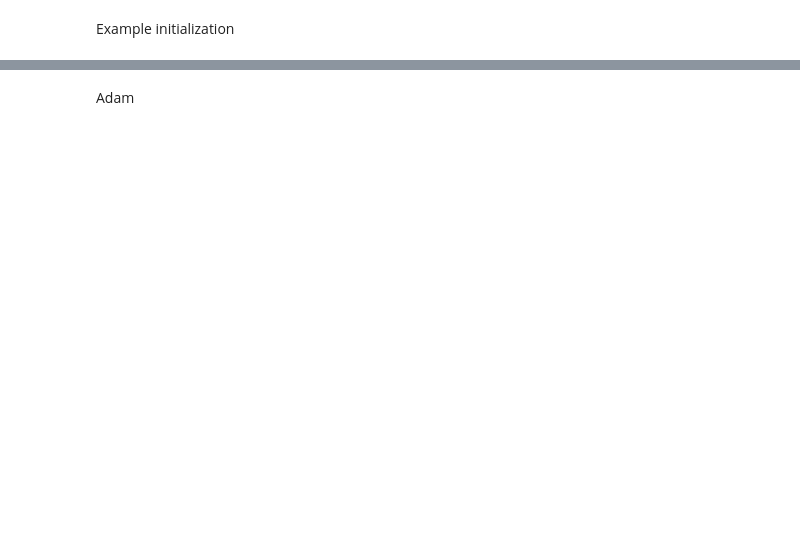
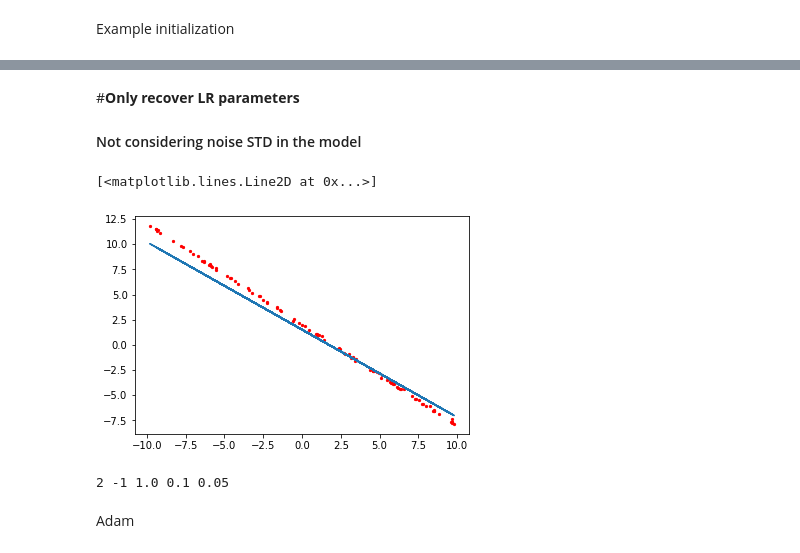
Before and after one commit to fataltes/quickNBs, a Jupyter notebook: lr.ipynb, the cells around one changed output, grey strips where cells are left out. Drawn from its saved outputs; the diff is of its cells as text; code cells hidden in the pictures; blank space fills up the shorter version.

```diff
--- a/lr.ipynb
+++ b/lr.ipynb
@@ -80,0 +132,3 @@ y = -1.00 x + 2.01
+# %% [markdown]
+#**Only recover LR parameters**
+#### Not considering noise STD in the model
@@ -81,3 +144,52 @@ y = -1.00 x + 2.01
+# %%
+inputDim = 1        # takes variable 'x'
+outputDim = 1       # takes variable 'y'
+learningRate = 0.01
+epochs = 100
+
+model = linearRegression(inputDim, outputDim)
+##### For GPU #######
+if torch.cuda.is_available():
+    model.cuda()
+
+criterion = torch.nn.MSELoss()
+optimizer = torch.optim.Adam(model.parameters(), lr=learningRate)
+# %%
+for epoch in range(epochs):
+    # Converting inputs and labels to Variable
+    if torch.cuda.is_available():
+        inputs = Variable(torch.from_numpy(X).cuda())
+        labels = Variable(torch.from_numpy(y).cuda())
+    else:
+        inputs = Variable(torch.from_numpy(X))
+        labels = Variable(torch.from_numpy(y))
+
+    # Clear gradient buffers because we don't want any gradient from previous epoch to carry forward, dont want to cummulate gradients
+    optimizer.zero_grad()
+
+    # get output from the model, given the inputs
+    outputs = model(inputs)
+
+    # get loss for the predicted output
+    loss = criterion(outputs, labels)
+    print(loss)
+    # get gradients w.r.t to parameters
+    loss.backward()
+
+    # update parameters
+    optimizer.step()
+
+    print('epoch {}, loss {}'.format(epoch, loss.item()))
+# %%
+plt.scatter(X, y, s=5, color="r")
+plt.plot(X, outputs.detach().flatten())
+# %% [output]
+[<matplotlib.lines.Line2D at 0x...>]
+[figure, added]
+# %%
+print(true_b, true_w, true_b/(1-true_w), true_s, true_s/(1-true_w))
+# %% [output]
+2 -1 1.0 0.1 0.05
 # %% [markdown]
 Adam
 # %%
```
Also changed, not shown: parts of 14 cells of this notebook.
